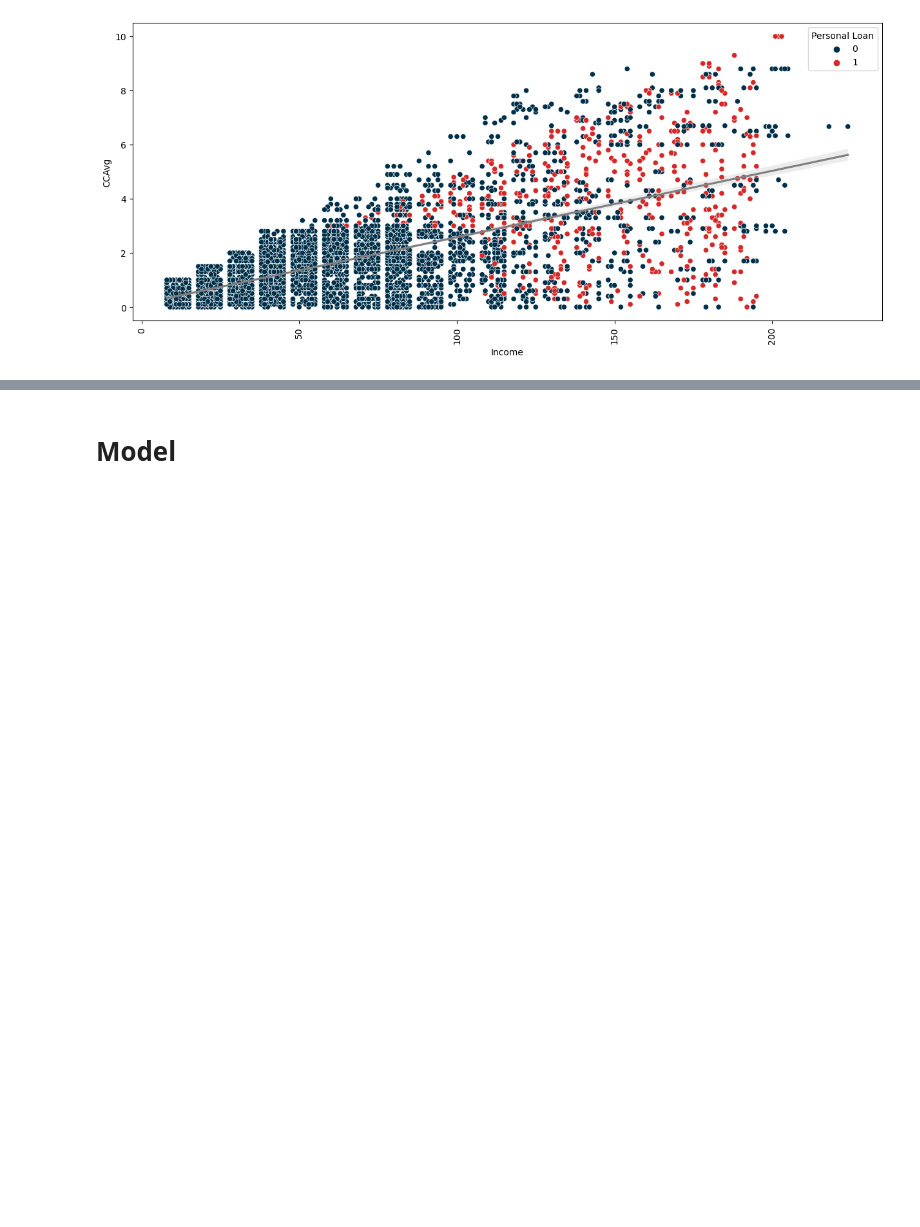
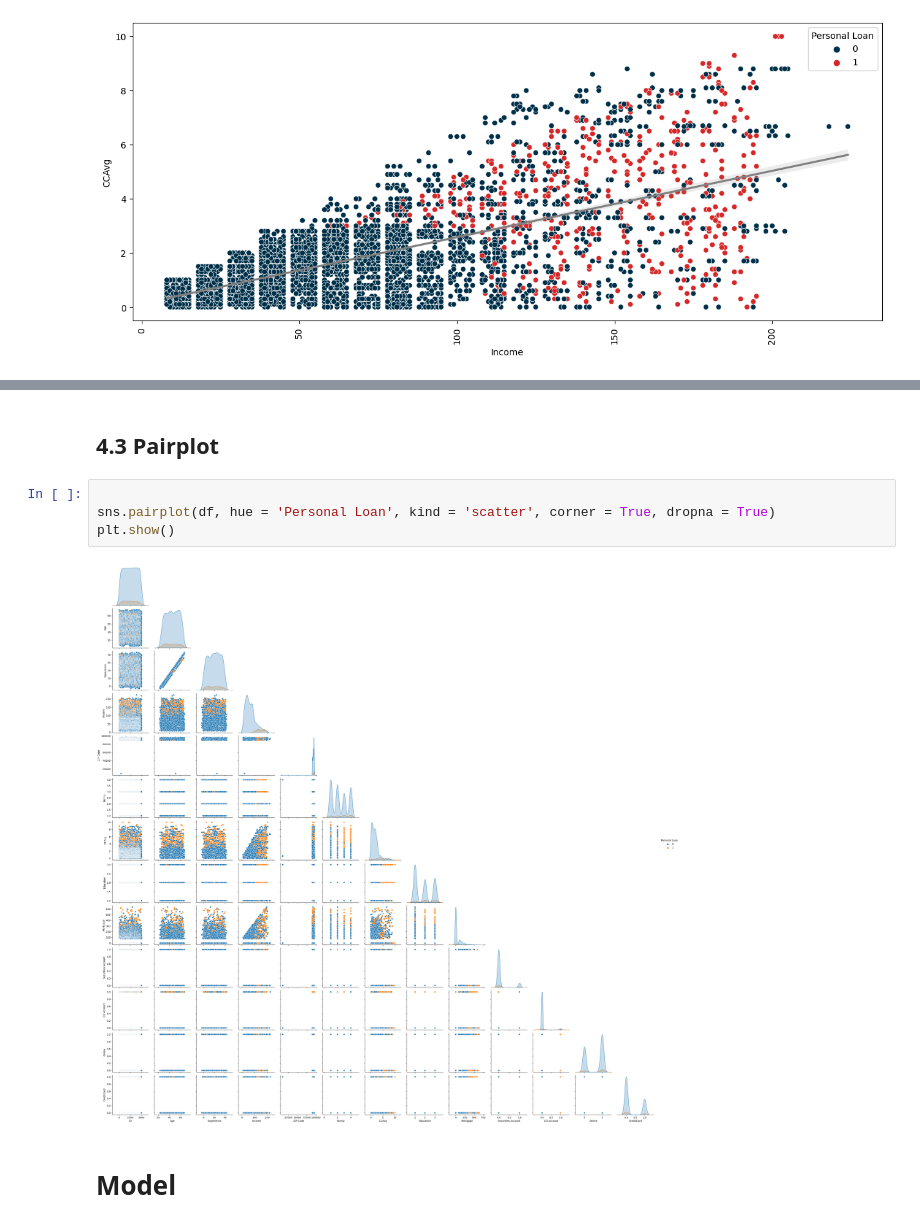
Before and after one commit to ImadElMaftouhi/Projet_dataMining, a Jupyter notebook: clustering.ipynb, the cells around one changed output, grey strips where cells are left out. Drawn from its saved outputs; the diff is of its cells as text; blank space fills up the shorter version.

```diff
--- a/clustering.ipynb
+++ b/clustering.ipynb
@@ -691,3 +702,11 @@ plt.show()
+# %% [markdown]
+## 4.3 Pairplot
+# %%
+
+sns.pairplot(df, hue = 'Personal Loan', kind = 'scatter', corner = True, dropna = True)
+plt.show()
+# %% [output]
+[figure, added]
 # %% [markdown]
 # Model
 # %% [markdown]
```
Also changed, not shown: parts of 34 cells of this notebook.
